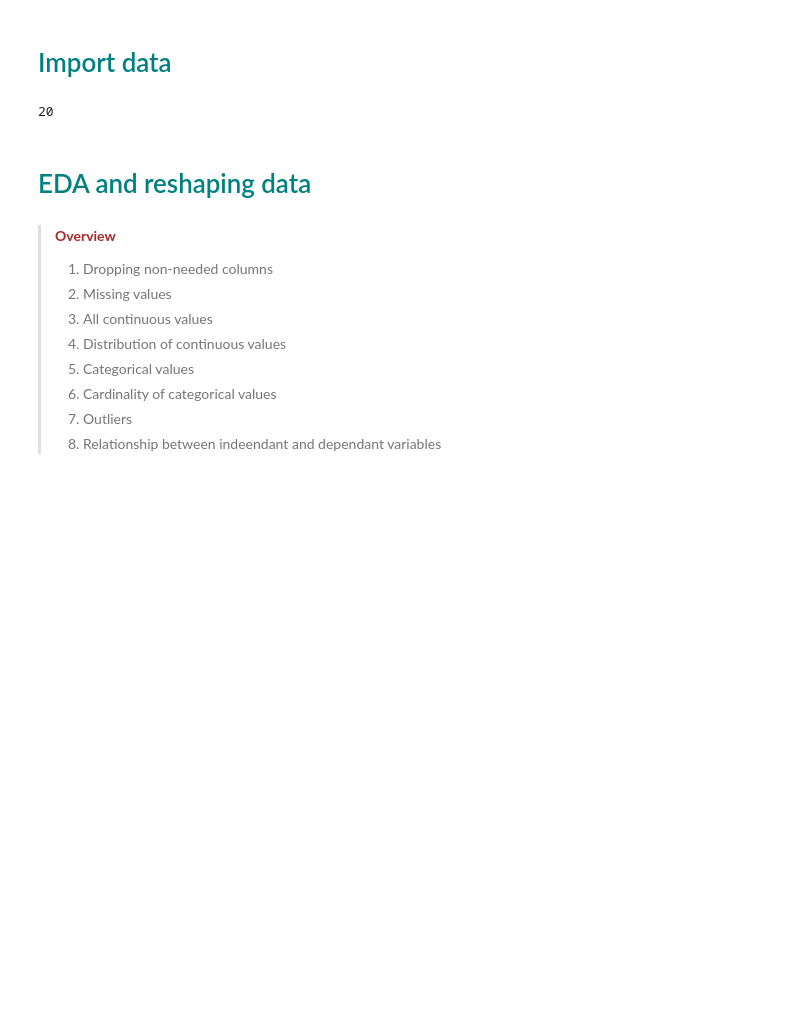
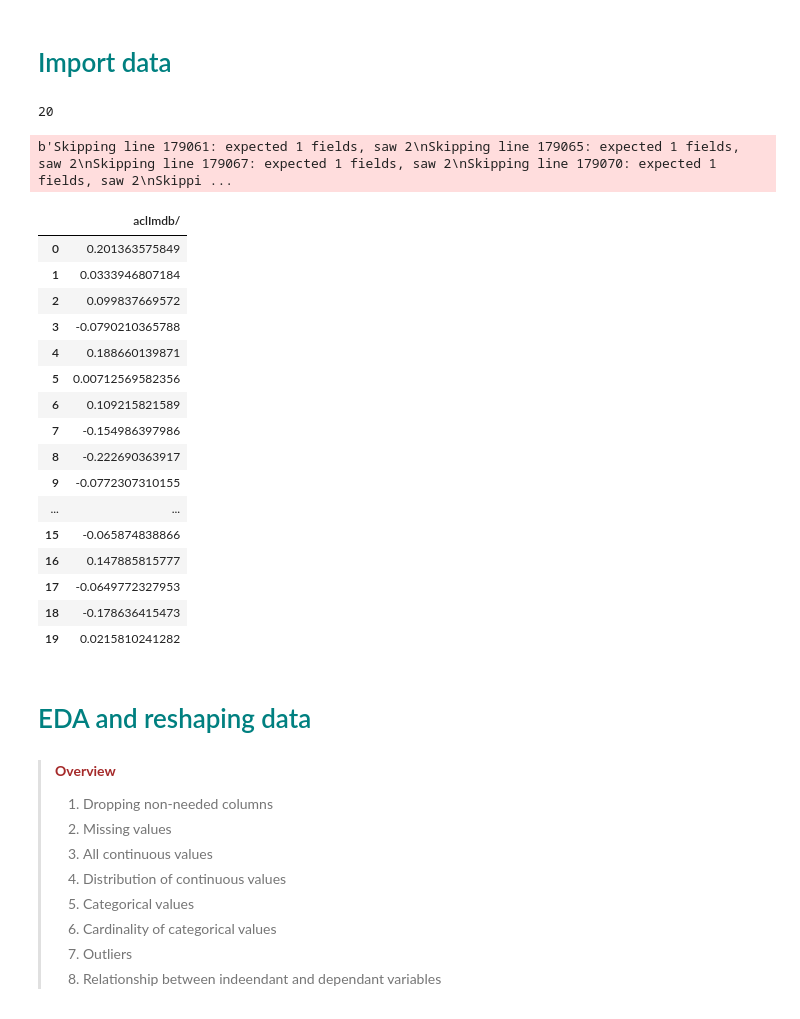
Before and after one commit to michael-william/Sentiment-analysis, a Jupyter notebook: Sentiment-analysis.ipynb, the cells around one changed output. Drawn from its saved outputs; the diff is of its cells as text; code cells hidden in the pictures; blank space fills up the shorter version.

Commit message:
New data source

```diff
--- a/Sentiment-analysis.ipynb
+++ b/Sentiment-analysis.ipynb
@@ -76,0 +77,9 @@ df=pd.read_json(source, lines=True)
+# %%
+# Reading json data from Kamernet
+
+#Git
+source = 'http://ai.stanford.edu/~amaas/data/sentiment/aclImdb_v1.tar.gz'
+# %%
+df = pd.read_csv(source, compression='gzip', header=0,sep=',', quotechar='"',error_bad_lines=False)
+# %% [output]
+b'Skipping line 179061: expected 1 fields, saw 2\nSkipping line 179065: expected 1 fields, saw 2\nSkipping line 179067: expected 1 fields, saw 2\nSkipping line 179070: expected 1 fields, saw 2\nSkippi ...
@@ -77,3 +98,23 @@ df=pd.read_json(source, lines=True)
+# %%
+df.head(20)
+# %% [output]
+|  | aclImdb/ |
+| 0 | 0.201363575849 |
+| 1 | 0.0333946807184 |
+| 2 | 0.099837669572 |
+| 3 | -0.0790210365788 |
+| 4 | 0.188660139871 |
+| 5 | 0.00712569582356 |
+| 6 | 0.109215821589 |
+| 7 | -0.154986397986 |
+| 8 | -0.222690363917 |
+| 9 | -0.0772307310155 |
+| ... | ... |
+| 15 | -0.065874838866 |
+| 16 | 0.147885815777 |
+| 17 | -0.0649772327953 |
+| 18 | -0.178636415473 |
+| 19 | 0.0215810241282 |
 # %% [markdown]
 # <font color=teal>EDA and reshaping data</font>
 # %% [markdown]
```
Also changed, not shown: parts of 3 cells of this notebook, 1 other file.
